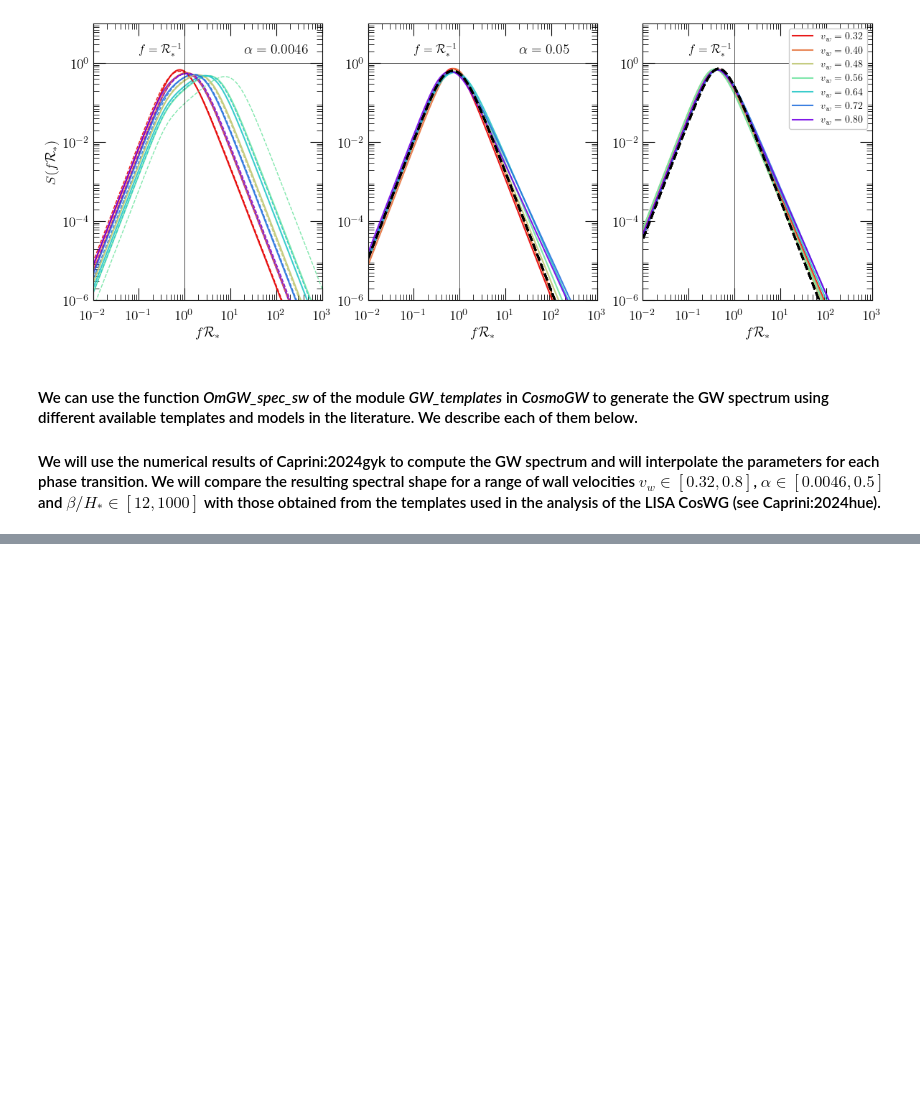
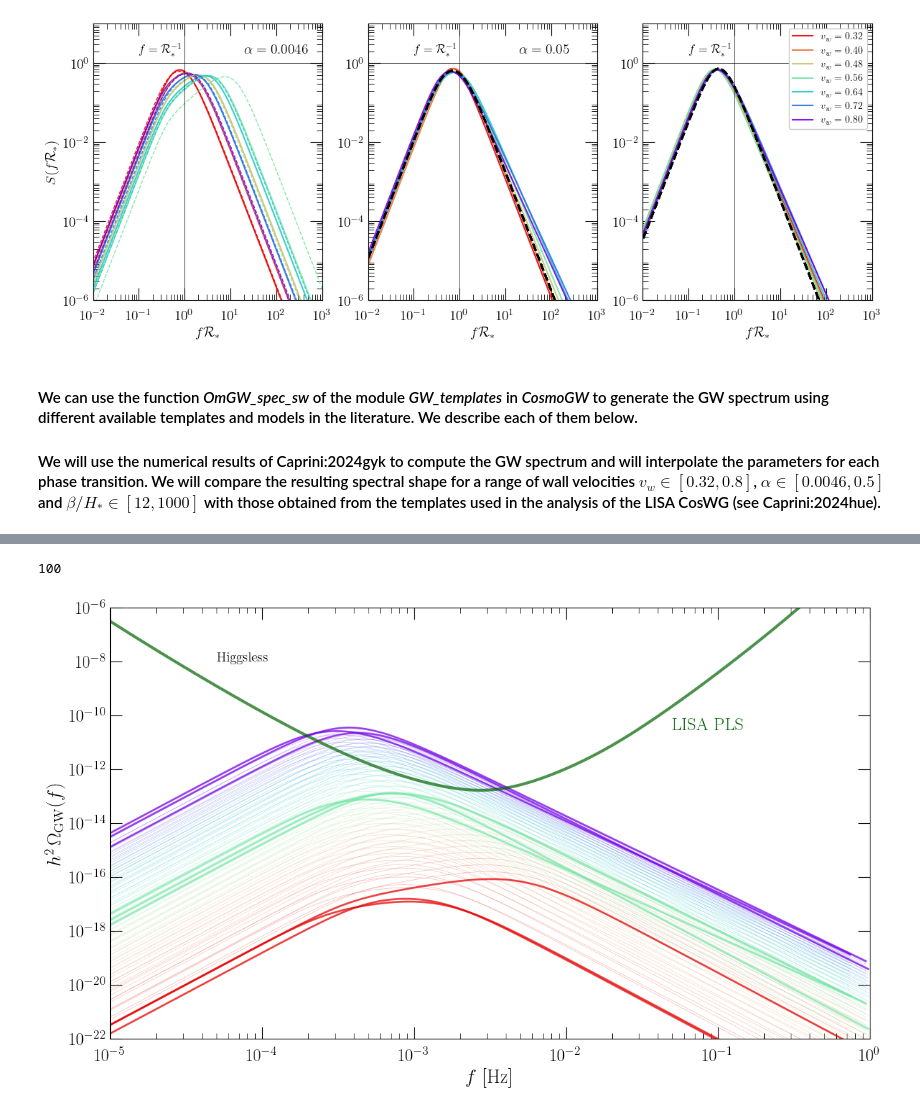
Before and after one commit to CosmoGW/CosmoGW, a Jupyter notebook: tutorials/GWs_sound-waves.ipynb, the cells around one changed output, grey strips where cells are left out. Cells and saved outputs as stored; diff of their text form; code cells hidden in the pictures; blank space fills up the shorter version.

```diff
--- a/tutorials/GWs_sound-waves.ipynb
+++ b/tutorials/GWs_sound-waves.ipynb
@@ -708,0 +706,39 @@ except: print('plot not saved! create directory plots to save figure')
+# %%
+cols2 = cmap(np.linspace(0, 1, len(alphas)))
+cols2 = tuple(component * darken_factor for component in cols2)
+
+cols = cmap(np.linspace(0, 1, len(val_alphas)))
+cols = tuple(component * darken_factor for component in cols)
+
+plt.figure(figsize=(14,8))
+
+for i in range(1, 2):
+    print(betas[i])
+    if i == 0: ls='solid'
+    if i == 1: ls='solid'
+    if i == 2: ls='dotted'
+    for j in range(0, len(alphas)):
+        for l in range(0, len(vws)):
+            plt.loglog(freq3[:, l, i], OmGW3[:, l, j, i], color=cols2[j], ls=ls, lw=.5, alpha=0.3)
+
+    for j in range(0, len(val_alphas)):
+        for l in range(0, len(vws)):
+            plt.loglog(freq4[:, l, i], OmGW4[:, l, j, i], color=cols[j], ls=ls, lw=2, alpha=0.7)
+
+f_LISA, _, LISA_OmPLS = interferometry.read_sens(SNR=10, T=4)
+plt.plot(f_LISA, LISA_OmPLS, lw=3, alpha=.7, color='darkgreen')
+plt.xlim(1e-5, 1e0)
+plt.ylim(1e-22, 1e-6)
+plt.xlabel(r'$f$ [Hz]', fontsize=20)
+plt.tick_params(axis='x', labelsize=18)
+plt.tick_params(axis='y', labelsize=18)
+plot_sets.axes_lines()
+plt.text(5e-2, 3e-11, r'LISA PLS', color='darkgreen', fontsize=18)
+plt.ylabel(r'$h^2 \, \Omega_{\rm GW} (f)$', fontsize=20)
+plt.text(5e-5, 1e-8, r'Higgsless', fontsize=14)
+
+try: plt.savefig('plots/GW_template_HL.pdf', bbox_inches='tight')
+except: print('plot not saved! create directory plots to save figure')
+# %% [output]
+100
+[figure, added]
```
Also changed, not shown: parts of 18 cells of this notebook, 6 other files.
